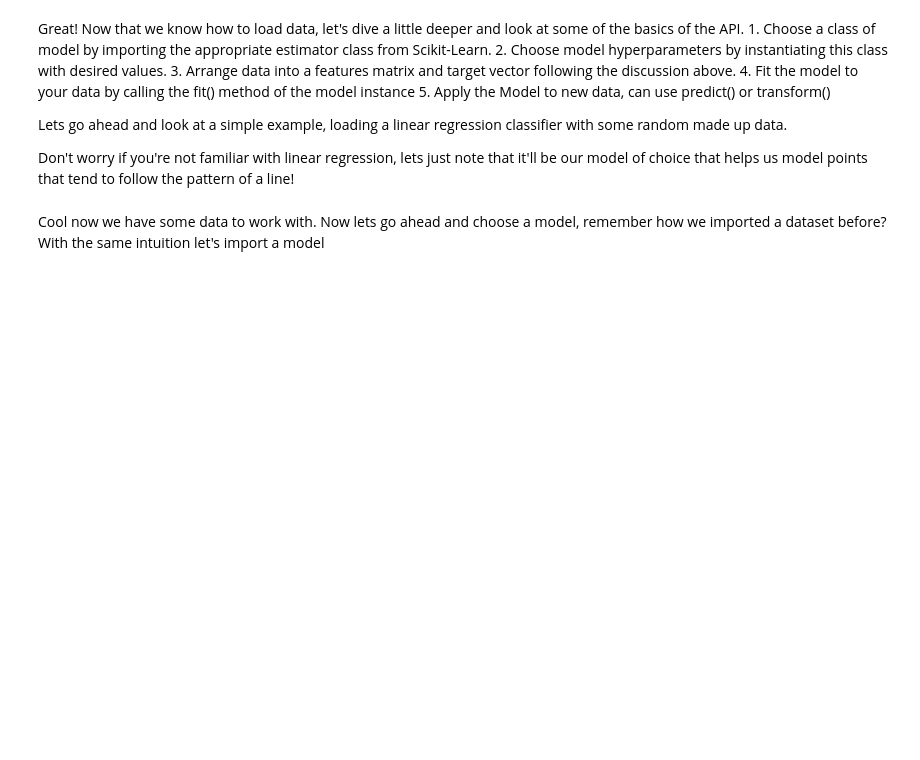
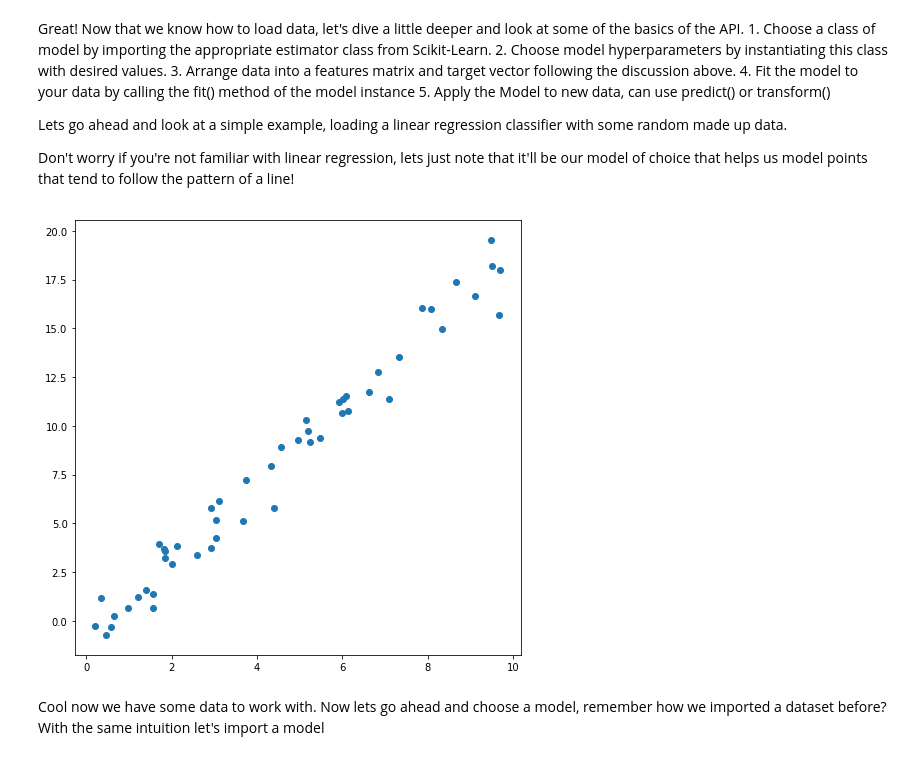
Before and after one commit to McGillAISociety/mais-bootcamp-w2019, a Jupyter notebook: Lecture-1/workshop_code/Scikit-Learn-Intro_Student.ipynb, the cells around one changed output. Drawn from its saved outputs; the diff is of its cells as text; code cells hidden in the pictures; blank space fills up the shorter version.

```diff
--- a/Lecture-1/workshop_code/Scikit-Learn-Intro_Student.ipynb
+++ b/Lecture-1/workshop_code/Scikit-Learn-Intro_Student.ipynb
@@ -97,14 +134,17 @@ Don't worry if you're not familiar with linear regression, lets just note that i
 # %%
 import matplotlib.pyplot as plt
 import numpy as np
 
 #Lets make some random data!
 
 rng = np.random.RandomState(42)
 x = 10 * rng.rand(50)
 y = 2 * x - 1 + rng.randn(50)
+plt.figure(figsize=(8,8))
 plt.scatter(x, y);
 plt.show()
+# %% [output]
+[figure, added]
 # %% [markdown]
 Cool now we have some data to work with. Now lets go ahead and choose a model, remember how we imported a dataset before? With the same intuition let's import a model
 # %%
```
Also changed, not shown: parts of 25 cells of this notebook, 3 other files.
